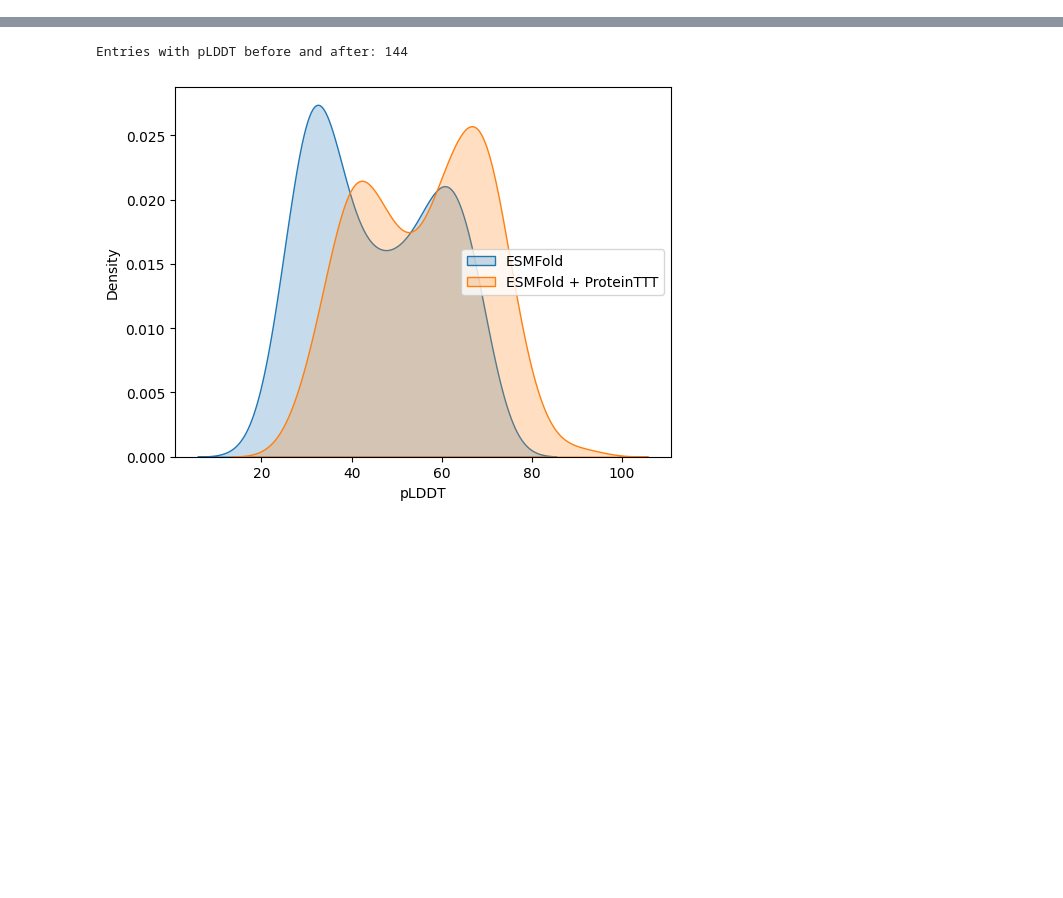
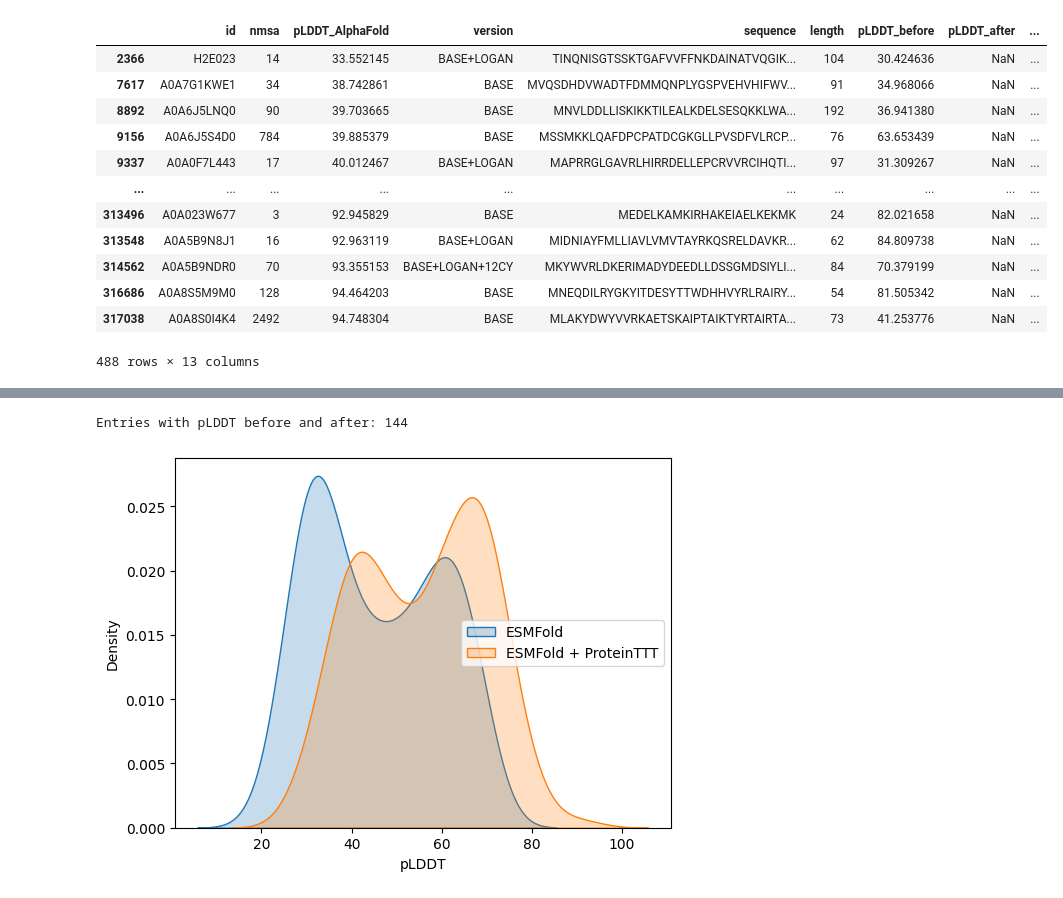
Before and after one commit to pimenol/ProteinTTT, a Jupyter notebook: notebooks/Bfvd.ipynb, the cells around one changed output, grey strips where cells are left out. Drawn from its saved outputs; the diff is of its cells as text; code cells hidden in the pictures; blank space fills up the shorter version.

```diff
--- a/notebooks/Bfvd.ipynb
+++ b/notebooks/Bfvd.ipynb
@@ -32,0 +46,18 @@ df_results = pd.read_csv(base_path / 'results.tsv', sep="\t")
+# %%
+df = df.query("pLDDT_after.isna() and length<420")
+df.to_csv(base_path / "to_process.tsv", sep='\t', index=False)
+df
+# %% [output]
+|  | id | nmsa | pLDDT_AlphaFold | version | sequence | length | pLDDT_before | pLDDT_after | ... |
+| 2366 | H2E023 | 14 | 33.552145 | BASE+LOGAN | TINQNISGTSSKTGAFVVFFNKDAINATVQGIK... | 104 | 30.424636 | NaN | ... |
+| 7617 | A0A7G1KWE1 | 34 | 38.742861 | BASE | MVQSDHDVWADTFDMMQNPLYGSPVEHVHIFWV... | 91 | 34.968066 | NaN | ... |
+| 8892 | A0A6J5LNQ0 | 90 | 39.703665 | BASE | MNVLDDLLISKIKKTILEALKDELSESQKKLWA... | 192 | 36.941380 | NaN | ... |
+| 9156 | A0A6J5S4D0 | 784 | 39.885379 | BASE | MSSMKKLQAFDPCPATDCGKGLLPVSDFVLRCP... | 76 | 63.653439 | NaN | ... |
+| 9337 | A0A0F7L443 | 17 | 40.012467 | BASE+LOGAN | MAPRRGLGAVRLHIRRDELLEPCRVVRCIHQTI... | 97 | 31.309267 | NaN | ... |
+| ... | ... | ... | ... | ... | ... | ... | ... | ... | ... |
+| 313496 | A0A023W677 | 3 | 92.945829 | BASE | MEDELKAMKIRHAKEIAELKEKMK | 24 | 82.021658 | NaN | ... |
+| 313548 | A0A5B9N8J1 | 16 | 92.963119 | BASE+LOGAN | MIDNIAYFMLLIAVLVMVTAYRKQSRELDAVKR... | 62 | 84.809738 | NaN | ... |
+| 314562 | A0A5B9NDR0 | 70 | 93.355153 | BASE+LOGAN+12CY | MKYWVRLDKERIMADYDEEDLLDSSGMDSIYLI... | 84 | 70.379199 | NaN | ... |
+| 316686 | A0A8S5M9M0 | 128 | 94.464203 | BASE | MNEQDILRYGKYITDESYTTWDHHVYRLRAIRY... | 54 | 81.505342 | NaN | ... |
+| 317038 | A0A8S0I4K4 | 2492 | 94.748304 | BASE | MLAKYDWYVVRKAETSKAIPTAIKTYRTAIRTA... | 73 | 41.253776 | NaN | ... |
+488 rows × 13 columns
```
Also changed, not shown: parts of 32 cells of this notebook.
